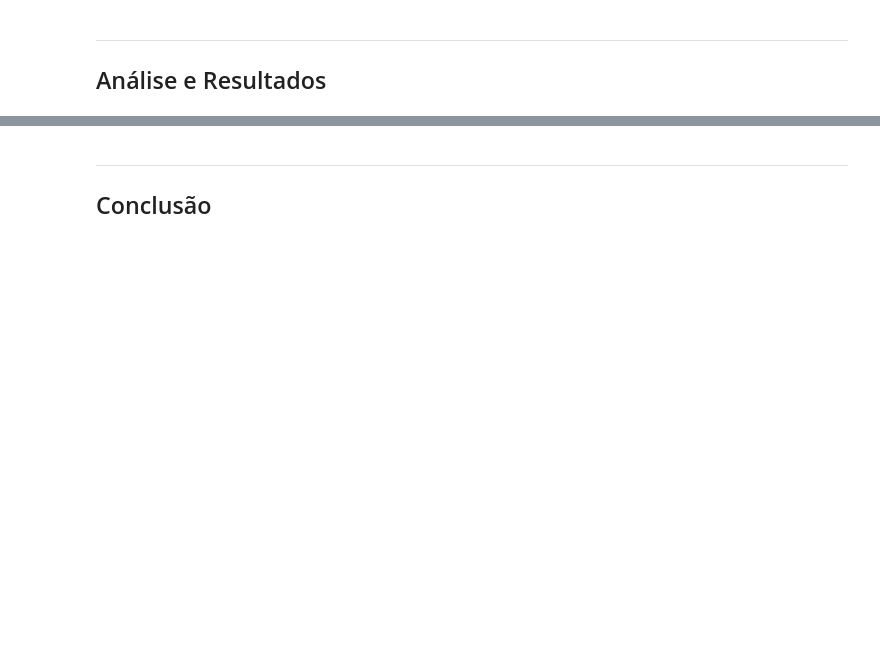
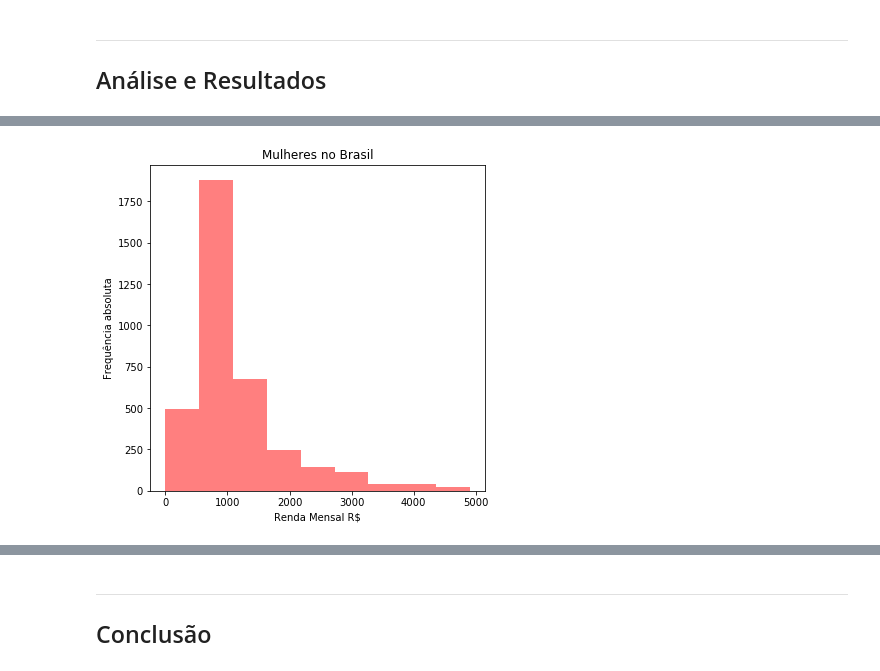
Before and after one commit to Lucianacadef/CDDP-P1, a Jupyter notebook: Projeto1 Layout (1).ipynb, the cells around one changed output, grey strips where cells are left out. Cells and saved outputs as stored; diff of their text form; code cells hidden in the pictures; blank space fills up the shorter version.

```diff
--- a/Projeto1 Layout (1).ipynb
+++ b/Projeto1 Layout (1).ipynb
@@ -63,0 +215,3 @@ ___
+# %%
+#Salária mínimo em 2011 = 545 - 2011
+faixa = arange(0,5000,545)
@@ -63,0 +236,10 @@ ___
+# %%
+#GRÁFICO RENDA MENSAL (FREQ ABSOLTUTA) DAS MULHERES NO BRASIL - 2011
+
+# pd.DataFrame([DFALL['Rendimento mensal'][DFALL['Sexo']=='Mulher'],salMcat]).T
+DFALL['Rendimento mensal'][DFALL['Sexo']=='Mulher'].plot.hist(bins=faixa, title='Mulheres no Brasil', figsize=(6,6), color='red', alpha=0.5)
+plt.ylabel('Frequência absoluta')
+plt.xlabel('Renda Mensal R$')
+plt.show()
+# %% [output]
+[figure, added]
```
Also changed, not shown: parts of 72 cells of this notebook.
